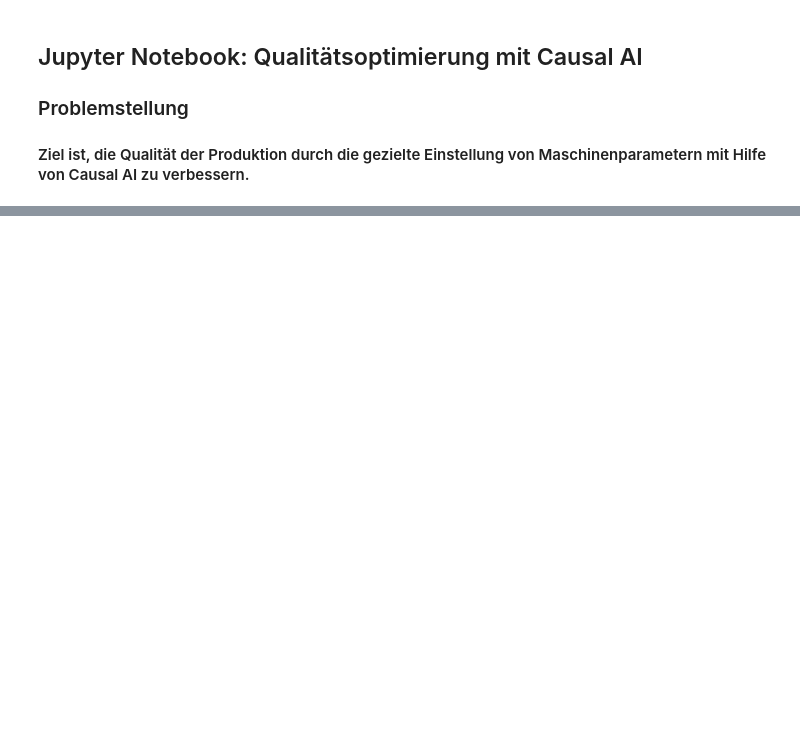
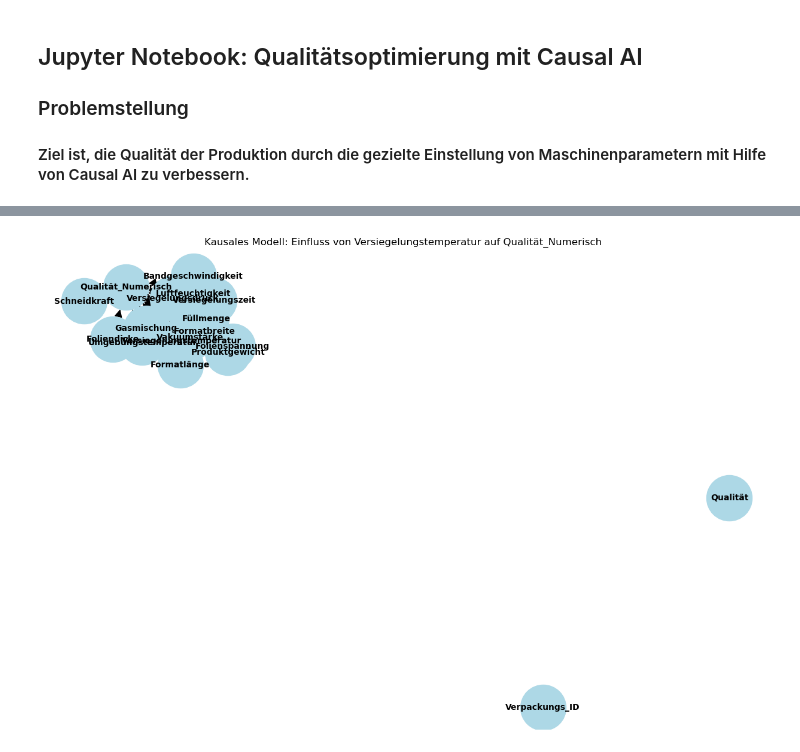
Before and after one commit to Murtl/mertl-master-thesis, a Jupyter notebook: prototyp-machine-data/causal_ai_with_machine_data.ipynb, the cells around one changed output, grey strips where cells are left out. Drawn from its saved outputs; the diff is of its cells as text; code cells hidden in the pictures; blank space fills up the shorter version.

Commit message:
MMT: add machine data creation script and first approaches for causal analyse

```diff
--- a/prototyp-machine-data/causal_ai_with_machine_data.ipynb
+++ b/prototyp-machine-data/causal_ai_with_machine_data.ipynb
@@ -9,8 +9,8 @@
 # Beispiel: Einlesen der Daten
 import pandas as pd
 
-data = pd.read_csv('maschinen_daten.csv')
+df = pd.read_csv('verpackungsmaschine_datensatz_5000.csv')
 
 # Datenübersicht
-print(data.head())
+print(df.head())
 # %% [output]
@@ -77,0 +37,81 @@ dtype: float64
+# %%
+# Schritt 2: Kausales Modell definieren (mit DoWhy)
+import pandas as pd
+import numpy as np
+import networkx as nx
+from dowhy import CausalModel
+
+# Daten vorbereiten
+data = df.copy()
+
+# 1. Lösung: Einzelne Behandlungsvariable verwenden
+# Konzentrieren wir uns zunächst auf eine Hauptvariable
+treatment = "Versiegelungstemperatur"
+outcome = "Qualität_Numerisch"
+
+# Graph erstellen
+g = nx.DiGraph()
+
+# Knoten hinzufügen
+for col in data.columns:
+    g.add_node(col)
+
+# Kanten für die wichtigsten kausalen Beziehungen hinzufügen
+g.add_edge(treatment, outcome)
+g.add_edge("Versiegelungsdruck", outcome)
+g.add_edge("Versiegelungszeit", outcome)
+g.add_edge("Bandgeschwindigkeit", outcome)
+g.add_edge("Füllmenge", outcome)
+g.add_edge("Schneidkraft", outcome)
+g.add_edge("Folienspannung", outcome)
+g.add_edge("Vakuumstärke", outcome)
+g.add_edge("Gasmischung", outcome)
+g.add_edge("Formatbreite", outcome)
+g.add_edge("Formatlänge", outcome)
+g.add_edge("Foliendicke", outcome)
+g.add_edge("Produktgewicht", outcome)
+g.add_edge("Umgebungstemperatur", outcome)
+g.add_edge("Luftfeuchtigkeit", outcome)
+
+# Wichtige Confounder-Beziehungen
+g.add_edge("Umgebungstemperatur", treatment)
+g.add_edge("Füllmenge", "Versiegelungsdruck")
+g.add_edge(treatment, "Versiegelungszeit")
+g.add_edge("Versiegelungsdruck", "Versiegelungszeit")
+g.add_edge("Produktgewicht", "Bandgeschwindigkeit")
+
+# Kausales Modell erstellen
+model = CausalModel(
+    data=data,
+    treatment=treatment,  # Eine einzelne Behandlungsvariable
+    outcome=outcome,
+    graph=g
+)
+
+# Identifizieren des kausalen Effekts
+identified_estimand = model.identify_effect(proceed_when_unidentifiable=True)
+
+# Kausalen Effekt schätzen
+estimate = model.estimate_effect(identified_estimand,
+                               method_name="backdoor.linear_regression")
+
+print("Kausaler Effekt von", treatment, "auf", outcome, ":")
+print(estimate)
+
+# Optional: Visualisierung des Graphen
+import matplotlib.pyplot as plt
+plt.figure(figsize=(12, 8))
+pos = nx.spring_layout(g, seed=42)
+nx.draw(g, pos, with_labels=True, node_color='lightblue',
+        node_size=3000, arrowsize=20, font_size=10, font_weight='bold')
+plt.title(f'Kausales Modell: Einfluss von {treatment} auf {outcome}')
+plt.tight_layout()
+plt.savefig(f'kausaler_graph_{treatment}.png')
+plt.show()
+
+# Refutation Tests
+refutation_results = model.refute_estimate(identified_estimand, estimate,
+                                         method_name="random_common_cause")
+print("\nRefutation-Ergebnisse:")
+print(refutation_results)
+# %% [output]
@@ -77,0 +135 @@ dtype: float64
+[figure, added]
```
Also changed, not shown: parts of 12 cells of this notebook, 4 other files.
